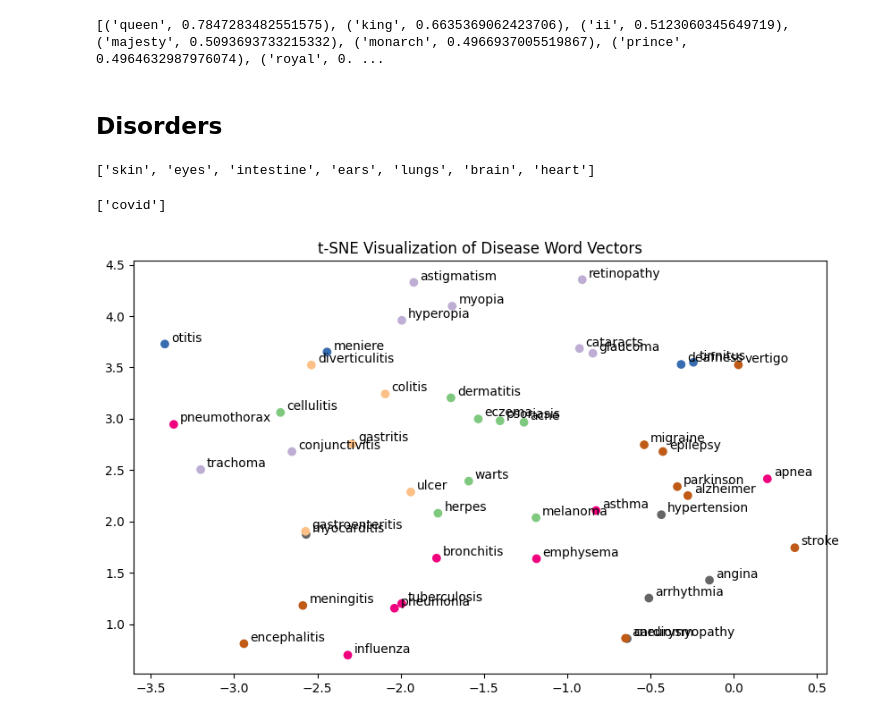
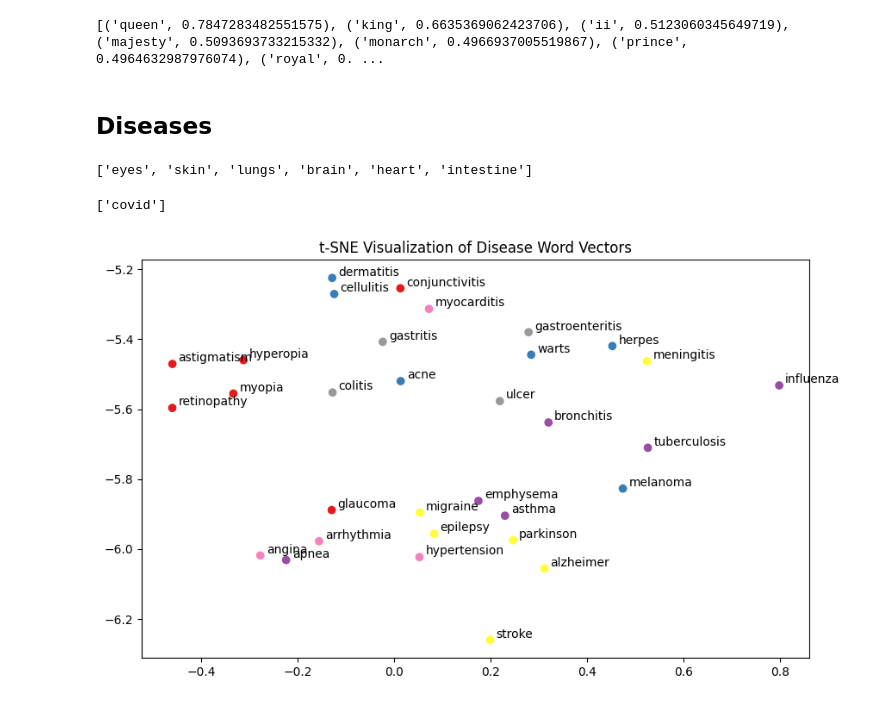
Before and after one commit to hpi-dhc/dm4dh-2023, a Jupyter notebook: 5_Word_Embeddings.ipynb, the cells around one changed output. Cells and saved outputs as stored; diff of their text form; code cells hidden in the pictures.

Commit message:
Simplified figure

```diff
--- a/5_Word_Embeddings.ipynb
+++ b/5_Word_Embeddings.ipynb
@@ -68,63 +68,48 @@ print(model.similar_by_vector(new_vector, topn=10))
 # %% [output]
 [('queen', 0.7847283482551575), ('king', 0.6635369062423706), ('ii', 0.5123060345649719), ('majesty', 0.5093693733215332), ('monarch', 0.4966937005519867), ('prince', 0.4964632987976074), ('royal', 0. ...
 # %% [markdown]
-## Disorders
+## Diseases
 # %%
 words = [
     ("asthma", "lungs"),
     ("bronchitis", "lungs"),
-    ("pneumonia", "lungs"),
     ("emphysema", "lungs"),
     ("tuberculosis", "lungs"),
     ("covid", "lungs"),
     ("apnea", "lungs"),
     ("influenza", "lungs"),
-    ("pneumothorax", "lungs"),
     ("arrhythmia", "heart"),
-    ("cardiomyopathy", "heart"),
     ("myocarditis", "heart"),
     ("angina", "heart"),
     ("hypertension", "heart"),
     ("epilepsy", "brain"),
     ("migraine", "brain"),
-    ("encephalitis", "brain"),
     ("meningitis", "brain"),
     ("parkinson", "brain"),
     ("alzheimer", "brain"),
     ("stroke", "brain"),
-    ("vertigo", "brain"),
-    ("aneurysm", "brain"),
     ("gastritis", "intestine"),
     ("ulcer", "intestine"),
     ("gastroenteritis", "intestine"),
-    ("diverticulitis", "intestine"),
     ("colitis", "intestine"),
     ("dermatitis", "skin"),
-    ("eczema", "skin"),
-    ("psoriasis", "skin"),
     ("acne", "skin"),
     ("cellulitis", "skin"),
     ("melanoma", "skin"),
     ("herpes", "skin"),
     ("warts", "skin"),
     ("glaucoma", "eyes"),
-    ("cataracts", "eyes"),
     ("conjunctivitis", "eyes"),
     ("myopia", "eyes"),
     ("hyperopia", "eyes"),
     ("astigmatism", "eyes"),
     ("retinopathy", "eyes"),
-    ("trachoma", "eyes"),
-    ("otitis", "ears"),
-    ("meniere", "ears"),
-    ("tinnitus", "ears"),
-    ("deafness", "ears")
 ]
 
 classes = list(set([w[1] for w in words]))
 classes
 # %% [output]
-['skin', 'eyes', 'intestine', 'ears', 'lungs', 'brain', 'heart']
+['eyes', 'skin', 'lungs', 'brain', 'heart', 'intestine']
 # %%
 # OOV words
 oov_words = [word[0] for word in words if not word[0] in model]
@@ -134,25 +119,25 @@ print(oov_words)
 # %%
 import matplotlib.pyplot as plt
 from sklearn.manifold import TSNE
 import numpy as np
 
 # Exclude OOV words
 model_words = [word for word in words if not word[0] in oov_words]
 
 # Extract word embeddings
 word_vectors = np.array([model[word[0]] for word in model_words])
 
 # Apply t-SNE for dimensionality reduction
-tsne = TSNE(n_components=2, random_state=0)
+tsne = TSNE(n_components=2, random_state=4)
 reduced_vectors = tsne.fit_transform(X=word_vectors)
 
 # Plot in 2D
 plt.figure(figsize=(10, 6))
-plt.scatter(reduced_vectors[:, 0], reduced_vectors[:, 1], c=[classes.index(clz) for _, clz in model_words], cmap='Accent')
+plt.scatter(reduced_vectors[:, 0], reduced_vectors[:, 1], c=[classes.index(clz) for _, clz in model_words], cmap='Set1')
 for i, (word, clazz) in enumerate(model_words):
     plt.annotate(word, xy=(reduced_vectors[i, 0], reduced_vectors[i, 1]),
                      xytext=(5, 2), textcoords='offset points')
 plt.title('t-SNE Visualization of Disease Word Vectors')
 plt.show()
 # %% [output]
-[figure, old version]
+[figure, new version]
```
